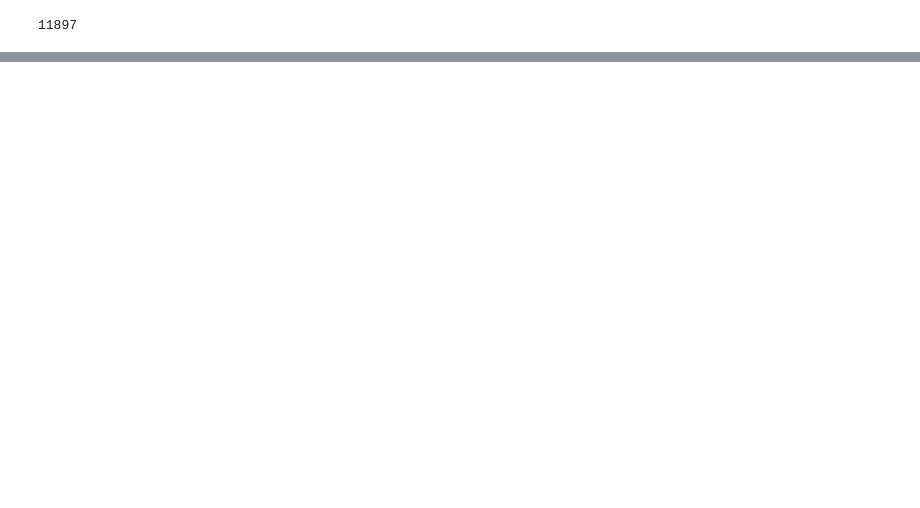
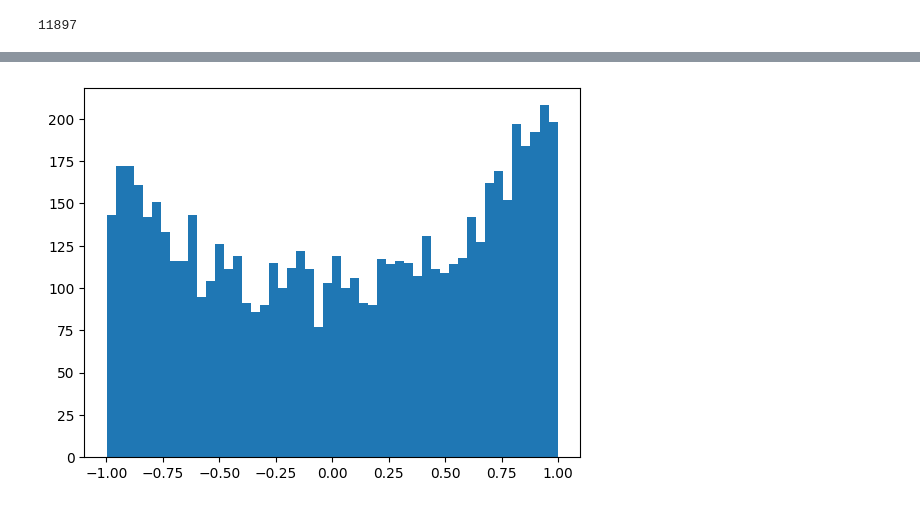
Before and after one commit to vimalvijay82/NeuralNet-batchnorm, a Jupyter notebook: makemore_batchnorm.ipynb, the cells around one changed output, grey strips where cells are left out. Drawn from its saved outputs; the diff is of its cells as text; code cells hidden in the pictures; blank space fills up the shorter version.

```diff
--- a/makemore_batchnorm.ipynb
+++ b/makemore_batchnorm.ipynb
@@ -131,0 +157,4 @@ for i in range(max_steps):
+# %%
+plt.hist(h.view(-1).tolist(), 50);
+# %% [output]
+[figure, added]
```
Also changed, not shown: parts of 11 cells of this notebook.
